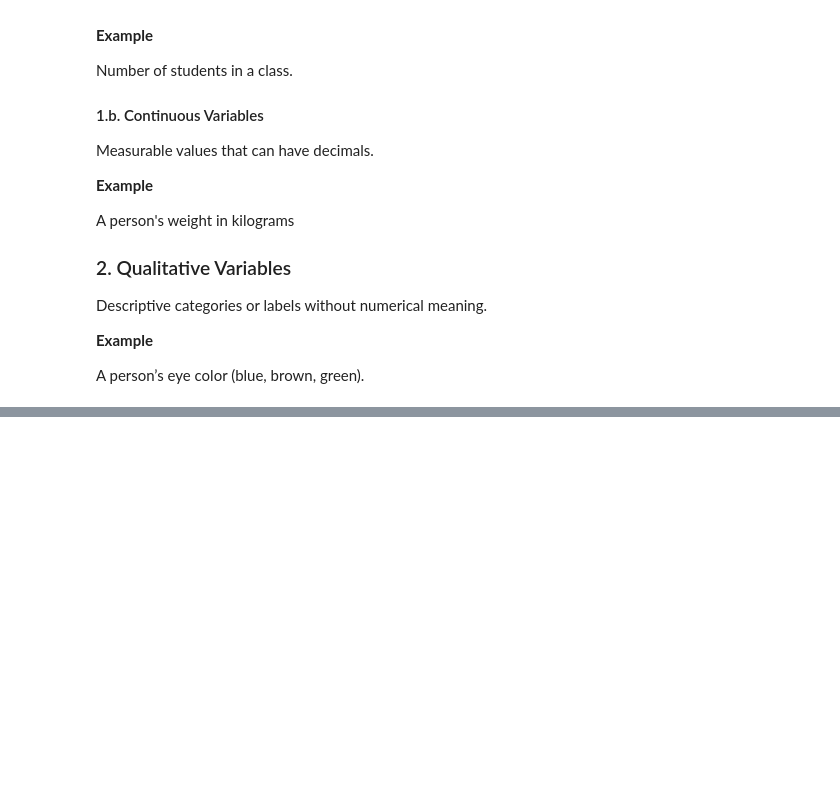
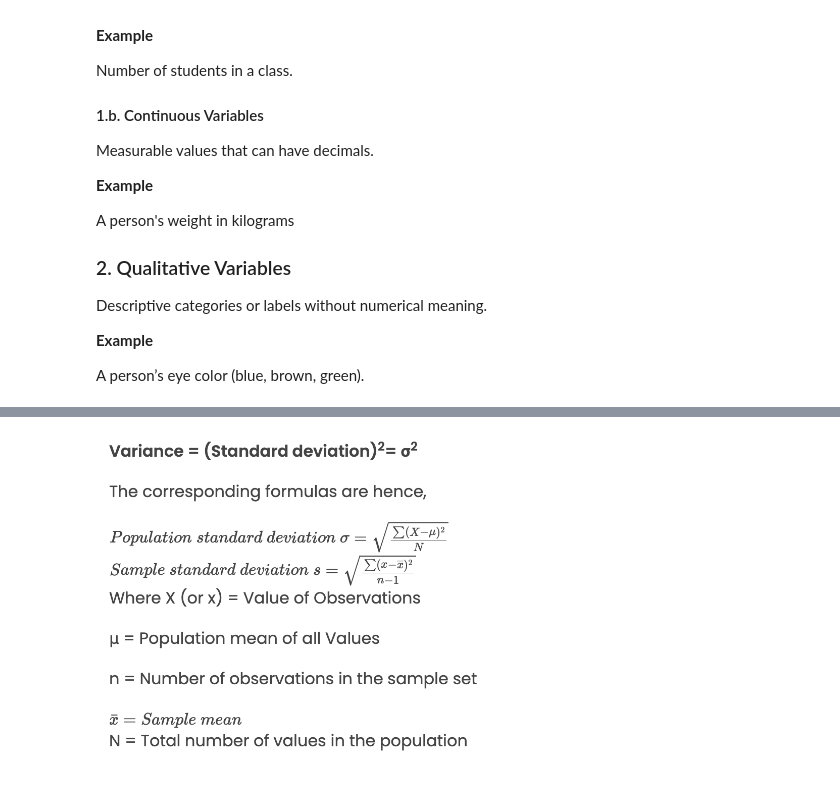
Before and after one commit to atharparvezce/statistics, a Jupyter notebook: Statistics.ipynb, the cells around one changed output, grey strips where cells are left out. Cells and saved outputs as stored; diff of their text form; code cells hidden in the pictures; blank space fills up the shorter version.

```diff
--- a/Statistics.ipynb
+++ b/Statistics.ipynb
@@ -116,0 +209,5 @@ A person’s eye color (blue, brown, green).
+# %%
+from IPython.display import Image
+Image("variance-sd.png")
+# %% [output]
+[figure, added]
```
Also changed, not shown: parts of 4 cells of this notebook, 1 other file.
